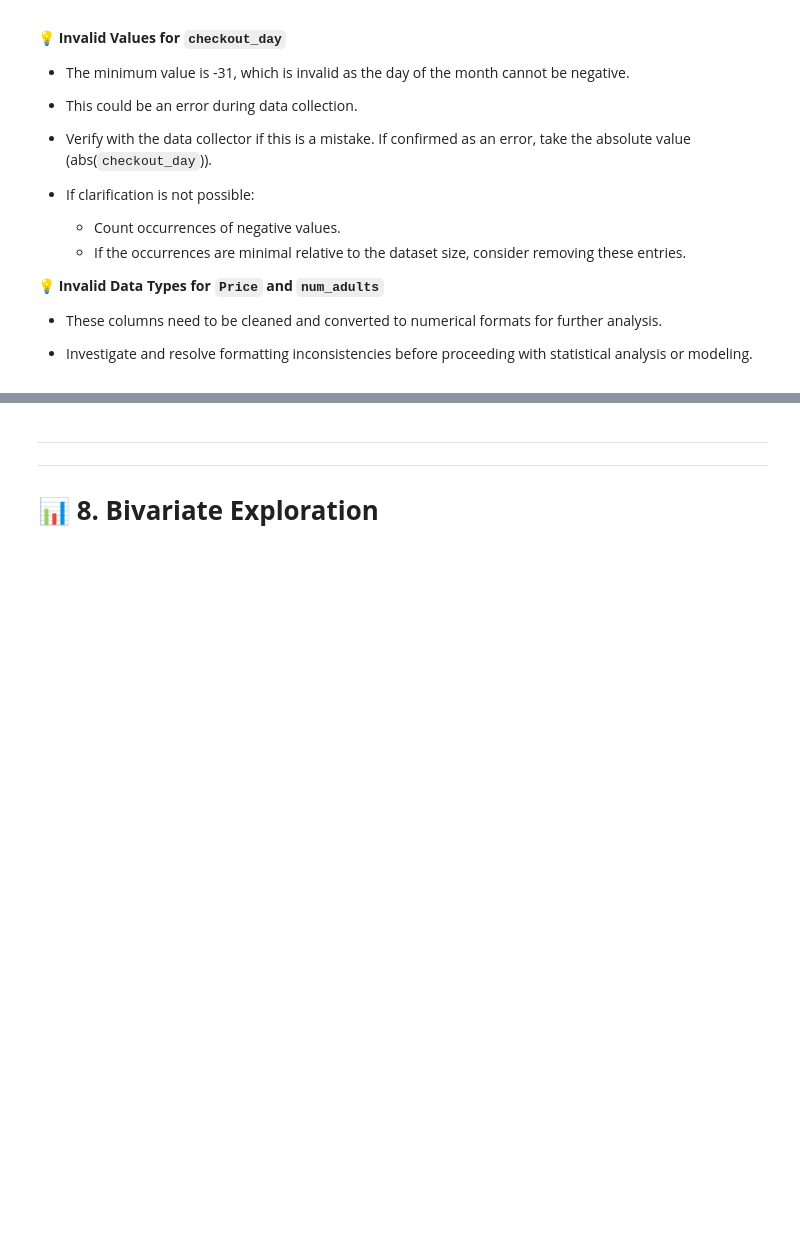
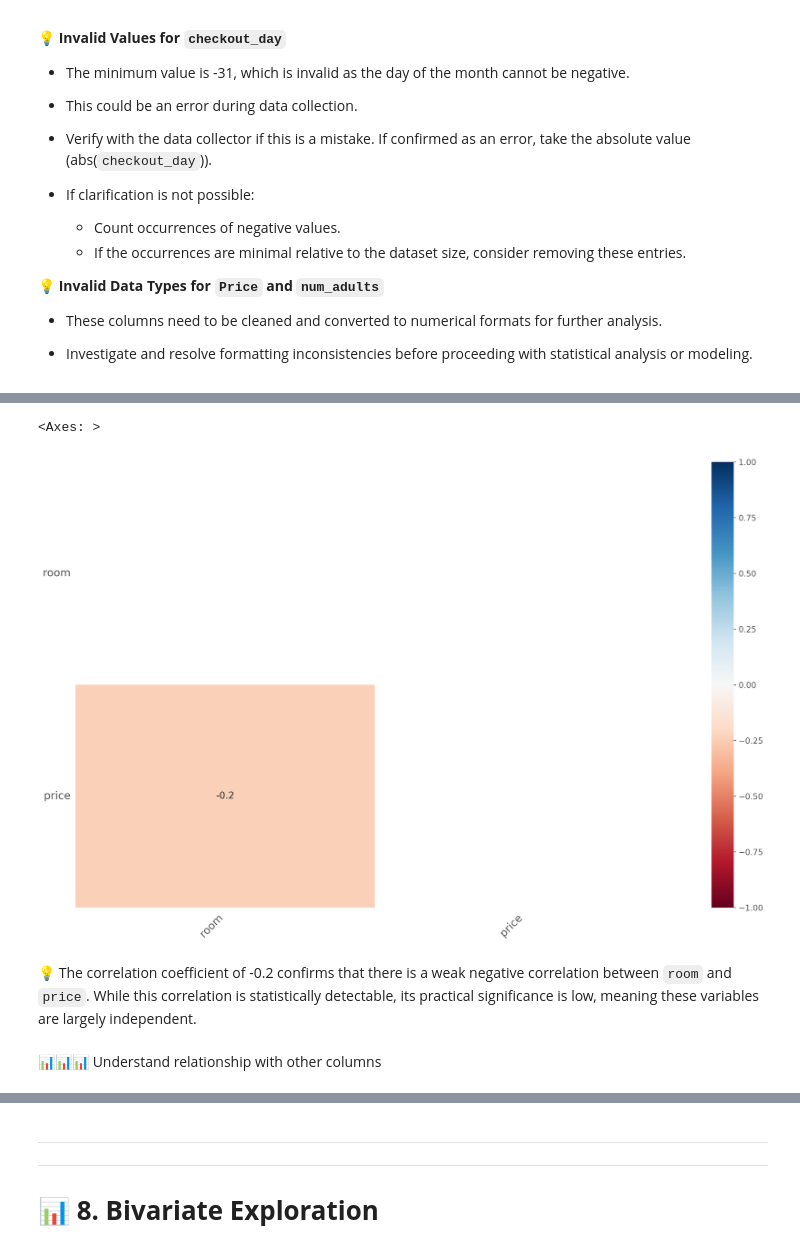
Before and after one commit to JoelNgiamKeeYong/aiap-ta-2024, a Jupyter notebook: eda.ipynb, the cells around one changed output, grey strips where cells are left out. Saved outputs shown, nothing was run; the diff lists cells and outputs as text; code cells hidden in the pictures; blank space fills up the shorter version.

```diff
--- a/eda.ipynb
+++ b/eda.ipynb
@@ -432,0 +1260,2 @@ df.head(1)
+# %%
+df_cleaned['checkout_day'] = df_cleaned['checkout_day'].astype('int64')
@@ -432,0 +1325,2 @@ df.head(1)
+# %%
+df_cleaned['country'] = df_cleaned['country'].astype('category')  # Convert to categorical type for better memory efficiency and performance.
@@ -432,0 +1376,6 @@ df.head(1)
+# %%
+# Map "Yes" to 1 and "No" to 0
+df_cleaned['first_time'] = df_cleaned['first_time'].map({'Yes': 1, 'No': 0})
+# %%
+df_cleaned['first_time'] = df_cleaned['first_time'].astype('int64')  # Convert to int64 to remove decimals
+df_cleaned['first_time'] = df_cleaned['first_time'].astype('category')  # Convert to categorical type for better memory efficiency and performance
@@ -432,0 +1458,11 @@ df.head(1)
+# %%
+# Visualize correlation between missing values
+msno.heatmap(df_cleaned)
+plt.show()
+# %% [output]
+<Axes: >
+[figure, added]
+# %% [markdown]
+💡 The correlation coefficient of -0.2 confirms that there is a weak negative correlation between `room` and `price`. While this correlation is statistically detectable, its practical significance is low, meaning these variables are largely independent.
+# %% [markdown]
+📊📊📊 Understand relationship with other columns
```
Also changed, not shown: parts of 202 cells of this notebook, 5 other files.
